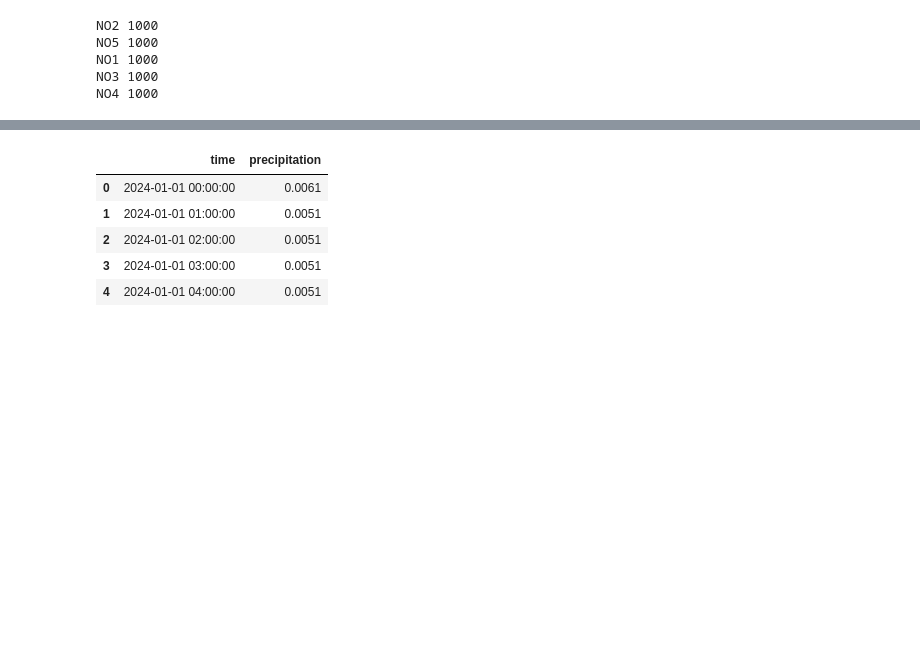
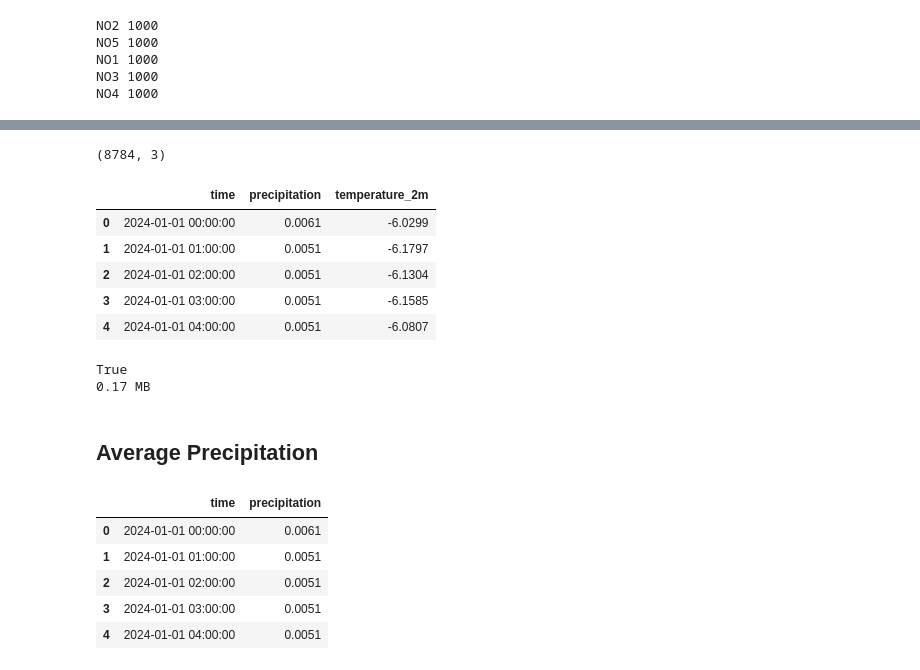
Before and after one commit to Zawaril/ReservoirScope, a Jupyter notebook: notebooks/ReservoirScope_CA3.ipynb, the cells around one changed output, grey strips where cells are left out. Saved outputs shown, nothing was run; the diff lists cells and outputs as text; code cells hidden in the pictures; blank space fills up the shorter version.

```diff
--- a/notebooks/ReservoirScope_CA3.ipynb
+++ b/notebooks/ReservoirScope_CA3.ipynb
@@ -1184,0 +853,33 @@ Last timestamp: 2024-04-30 23:00:00
+# %%
+# Aggregate the available NO3 weather observations across all sampled
+# locations so Streamlit only needs the regional hourly averages.
+no3_hourly_summary = (
+    no3_weather_2024
+    .groupby(
+        "time",
+        as_index=False
+    )
+    .agg(
+        precipitation=(
+            "precipitation",
+            "mean"
+        ),
+        temperature_2m=(
+            "temperature_2m",
+            "mean"
+        )
+    )
+    .sort_values("time")
+)
+
+print(no3_hourly_summary.shape)
+
+no3_hourly_summary.head()
+# %% [output]
+(8784, 3)
+|  | time | precipitation | temperature_2m |
+| 0 | 2024-01-01 00:00:00 | 0.0061 | -6.0299 |
+| 1 | 2024-01-01 01:00:00 | 0.0051 | -6.1797 |
+| 2 | 2024-01-01 02:00:00 | 0.0051 | -6.1304 |
+| 3 | 2024-01-01 03:00:00 | 0.0051 | -6.1585 |
+| 4 | 2024-01-01 04:00:00 | 0.0051 | -6.0807 |
@@ -1185,3 +892,24 @@ Last timestamp: 2024-04-30 23:00:00
+# %%
+from pathlib import Path
+
+summary_file = Path(
+    "../data/no3_hourly_summary.parquet"
+)
+
+print(summary_file.exists())
+
+print(
+    round(
+        summary_file.stat().st_size / 1024**2,
+        2
+    ),
+    "MB"
+)
+# %% [output]
+True
+0.17 MB
+# %% [markdown]
+## Average Precipitation
 # %%
 # Calculate the average precipitation across all sampled NO3 locations
 # for each hourly timestamp.
```
Also changed, not shown: parts of 39 cells of this notebook, 8 other files.
